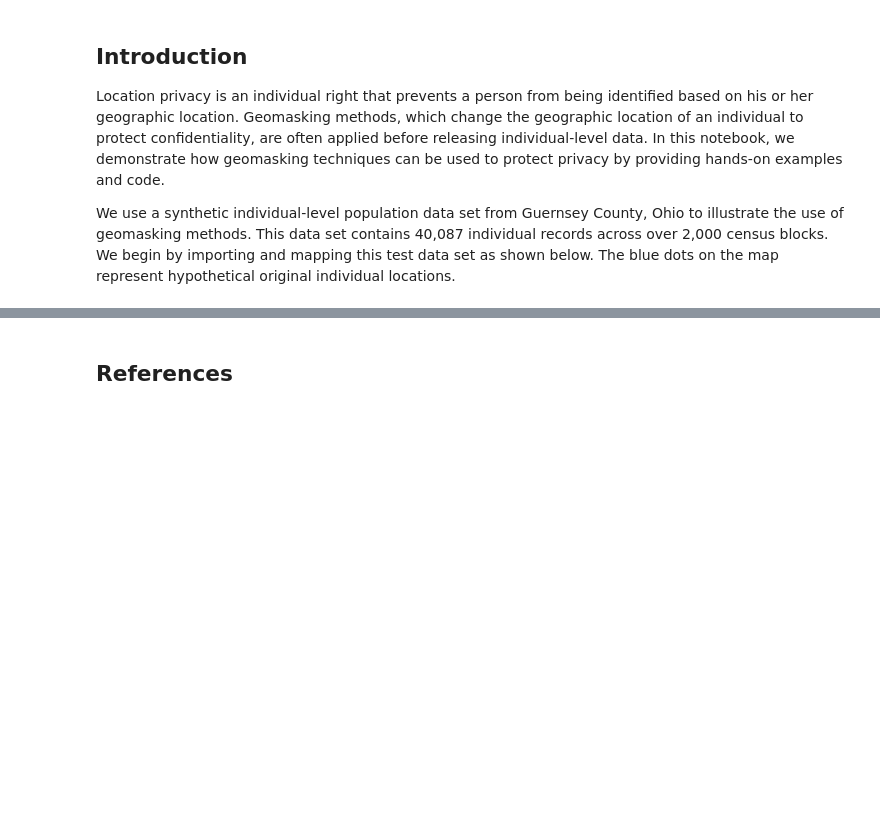
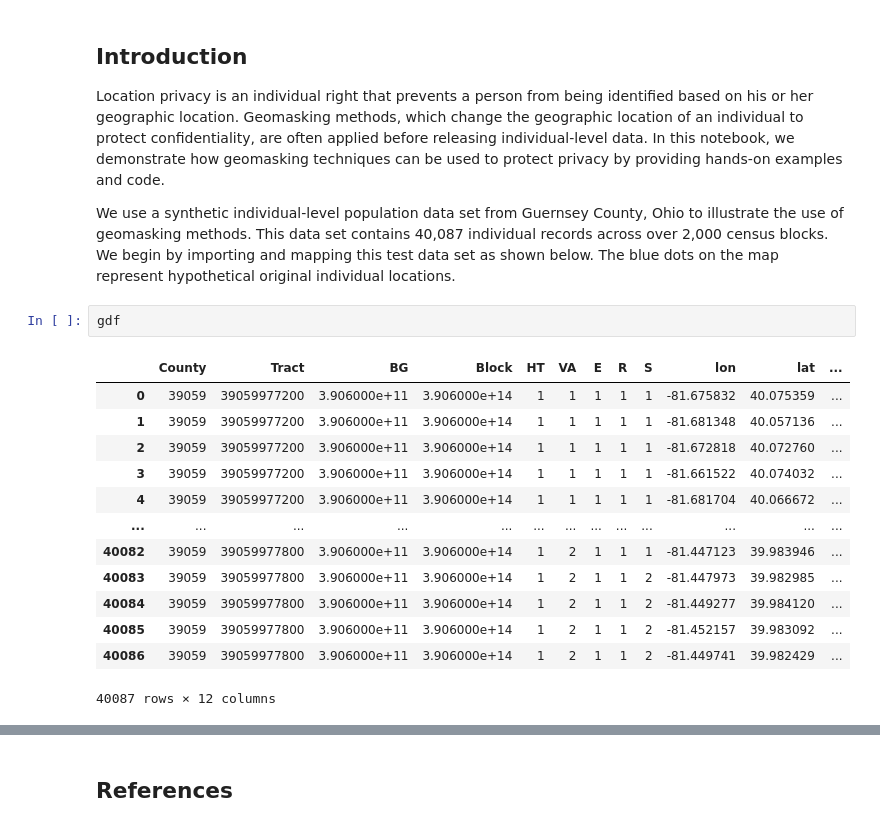
Before and after one commit to linyuehzzz/ucgis-iguide-geoprivacy, a Jupyter notebook: geomasking.ipynb, the cells around one changed output, grey strips where cells are left out. Saved outputs shown, nothing was run; the diff lists cells and outputs as text; blank space fills up the shorter version.

```diff
--- a/geomasking.ipynb
+++ b/geomasking.ipynb
@@ -18,6 +18,22 @@ This Jupyter notebook demonstrates how geomasking techniques can be used to prot
 Location privacy is an individual right that prevents a person from being identified based on his or her geographic location. Geomasking methods, which change the geographic location of an individual to protect confidentiality, are often applied before releasing individual-level data. In this notebook, we demonstrate how geomasking techniques can be used to protect privacy by providing hands-on examples and code.
 
 We use a synthetic individual-level population data set from Guernsey County, Ohio to illustrate the use of geomasking methods. This data set contains 40,087 individual records across over 2,000 census blocks. We begin by importing and mapping this test data set as shown below. The blue dots on the map represent hypothetical original individual locations.
+# %%
+gdf
+# %% [output]
+|  | County | Tract | BG | Block | HT | VA | E | R | S | lon | lat | ... |
+| 0 | 39059 | 39059977200 | 3.906000e+11 | 3.906000e+14 | 1 | 1 | 1 | 1 | 1 | -81.675832 | 40.075359 | ... |
+| 1 | 39059 | 39059977200 | 3.906000e+11 | 3.906000e+14 | 1 | 1 | 1 | 1 | 1 | -81.681348 | 40.057136 | ... |
+| 2 | 39059 | 39059977200 | 3.906000e+11 | 3.906000e+14 | 1 | 1 | 1 | 1 | 1 | -81.672818 | 40.072760 | ... |
+| 3 | 39059 | 39059977200 | 3.906000e+11 | 3.906000e+14 | 1 | 1 | 1 | 1 | 1 | -81.661522 | 40.074032 | ... |
+| 4 | 39059 | 39059977200 | 3.906000e+11 | 3.906000e+14 | 1 | 1 | 1 | 1 | 1 | -81.681704 | 40.066672 | ... |
+| ... | ... | ... | ... | ... | ... | ... | ... | ... | ... | ... | ... | ... |
+| 40082 | 39059 | 39059977800 | 3.906000e+11 | 3.906000e+14 | 1 | 2 | 1 | 1 | 1 | -81.447123 | 39.983946 | ... |
+| 40083 | 39059 | 39059977800 | 3.906000e+11 | 3.906000e+14 | 1 | 2 | 1 | 1 | 2 | -81.447973 | 39.982985 | ... |
+| 40084 | 39059 | 39059977800 | 3.906000e+11 | 3.906000e+14 | 1 | 2 | 1 | 1 | 2 | -81.449277 | 39.984120 | ... |
+| 40085 | 39059 | 39059977800 | 3.906000e+11 | 3.906000e+14 | 1 | 2 | 1 | 1 | 2 | -81.452157 | 39.983092 | ... |
+| 40086 | 39059 | 39059977800 | 3.906000e+11 | 3.906000e+14 | 1 | 2 | 1 | 1 | 2 | -81.449741 | 39.982429 | ... |
+40087 rows × 12 columns
 # %%
 import pandas as pd
 import geopandas as gpd
```
Also changed, not shown: parts of 4 cells of this notebook, 1 other file.
